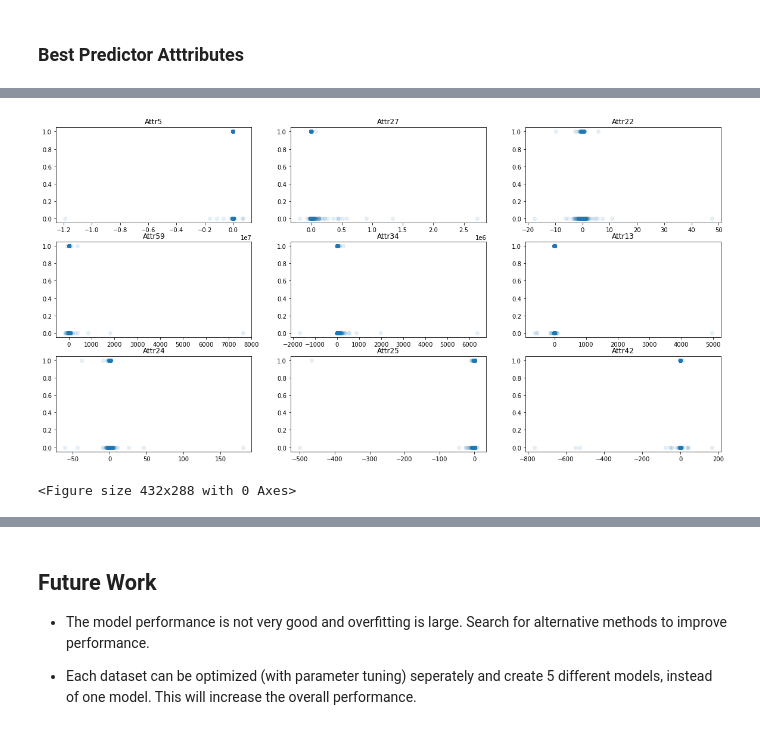
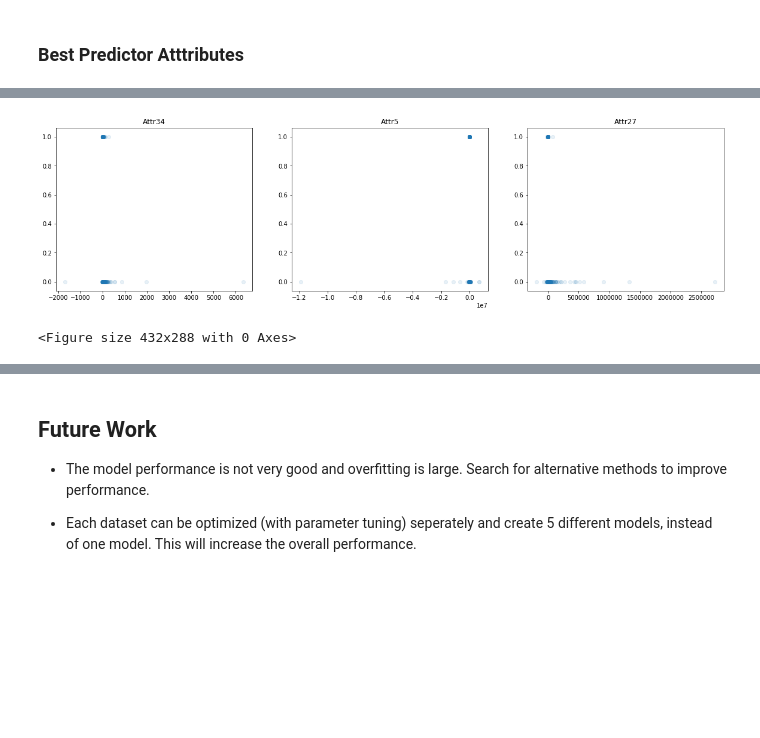
Before and after one commit to kamileyagci/project-bankruptcy-prediction, a Jupyter notebook: analysis_4_dataAll.ipynb, the cells around one changed output, grey strips where cells are left out. Saved outputs shown, nothing was run; the diff lists cells and outputs as text; code cells hidden in the pictures; blank space fills up the shorter version.

```diff
--- a/analysis_4_dataAll.ipynb
+++ b/analysis_4_dataAll.ipynb
@@ -564,0 +558,3 @@ Sample weights are used!
+# %%
+# Data 2 Final Model
+d2_final_model = xgb_model_report2(2, df2, xgbParams_final, 'final_model', 1, 1, 1)
@@ -564,0 +579,3 @@ Sample weights are used!
+# %%
+# Data 3 Final Model
+d3_final_model = xgb_model_report2(3, df3, xgbParams_final, 'final_model', 1, 1, 1)
@@ -564,0 +600,3 @@ Sample weights are used!
+# %%
+# Data 4 Final Model
+d4_final_model = xgb_model_report2(4, df4, xgbParams_final, 'final_model', 1, 1, 1)
@@ -564,0 +621,3 @@ Sample weights are used!
+# %%
+# Data 5 Final Model
+d5_final_model = xgb_model_report2(5, df5, xgbParams_final, 'final_model', 1, 1, 1)
@@ -621,17 +690,17 @@ important_attr_common
 # %%
 # Scatter Graphs, Data 3
 
-plt.figure(figsize=(20, 10))
+plt.figure(figsize=(20, 5))
 
 for i, col in enumerate(important_attr_common, start=1):
-    plt.subplot(3, 3, i)
+    plt.subplot(1, 3, i)
     plt.scatter(df3[col], df3['class'], alpha=0.1)
     plt.title(col)
 
 plt.show()
 plt.savefig('figures/scatter_d3_importantAttr.png')
 # %% [output]
-[figure, old version]
+[figure, new version]
 <Figure size 432x288 with 0 Axes>
 # %%
 # Histograms
```
Also changed, not shown: parts of 13 cells of this notebook, 8 other files.
